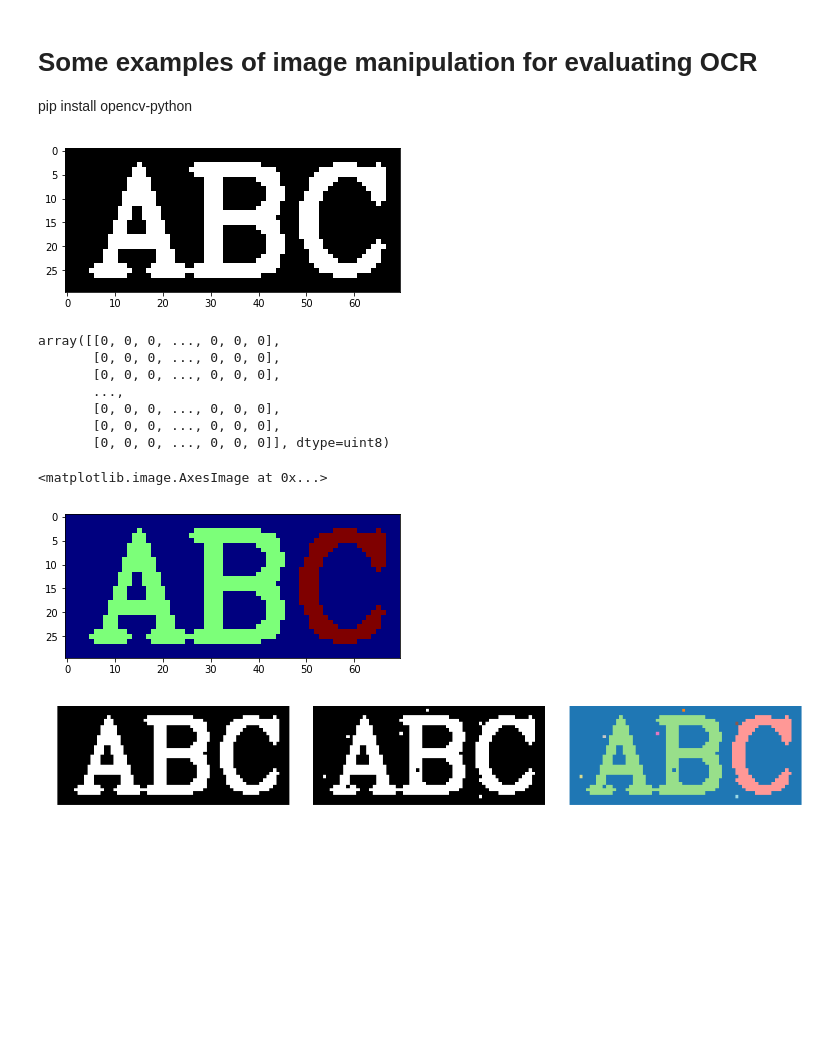
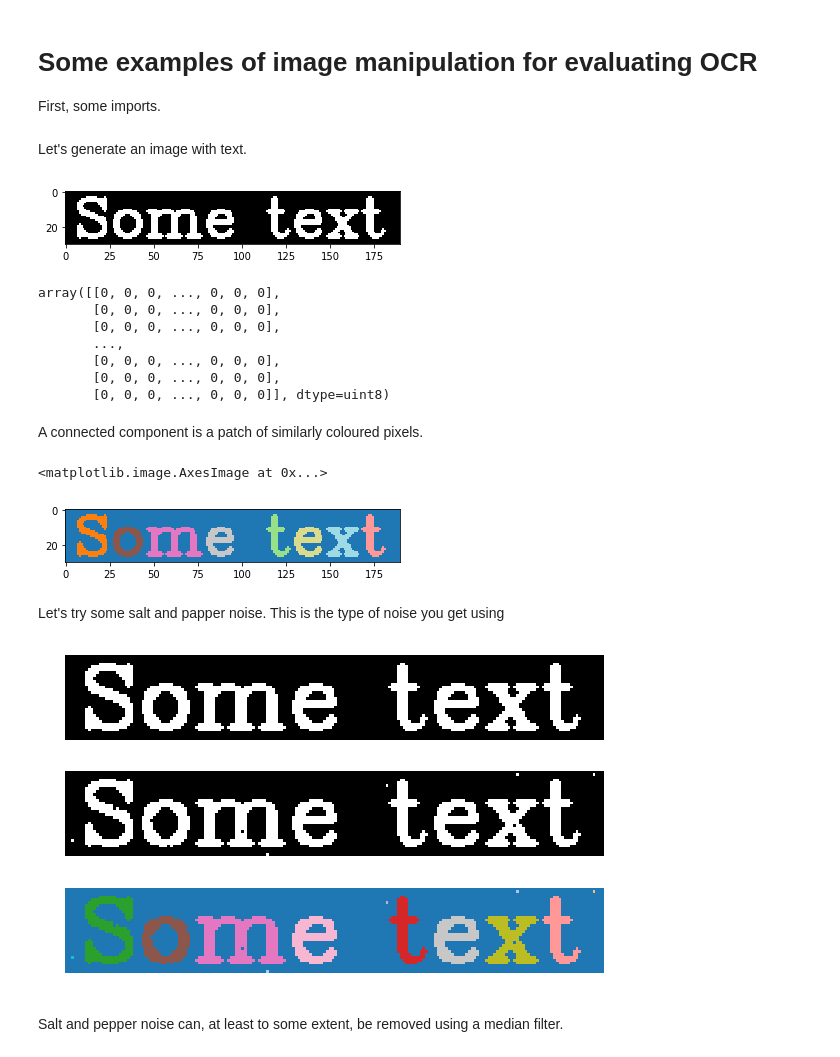
Before and after one commit to fredrikwahlberg/5LN721, a Jupyter notebook: Image manipulation examples.ipynb, the cells around one changed output. Drawn from its saved outputs; the diff is of its cells as text; code cells hidden in the pictures; blank space fills up the shorter version.

```diff
--- a/Image manipulation examples.ipynb
+++ b/Image manipulation examples.ipynb
@@ -1,20 +1,22 @@
 # %% [markdown]
 # Some examples of image manipulation for evaluating OCR
 
- pip install opencv-python
+First, some imports.
 # %%
 import cv2                      # Computer Vision
 import numpy as np              # Vector math
 import matplotlib.pyplot as plt # Plotting
 %matplotlib inline
+# %% [markdown]
+Let's generate an image with text.
 # %%
-img = np.asarray(cv2.putText(np.zeros((30, 70)), "ABC", (5, 25), cv2.FONT_HERSHEY_COMPLEX,
+img = np.asarray(cv2.putText(np.zeros((30, 190)), "Some text", (5, 25), cv2.FONT_HERSHEY_COMPLEX,
                              1.0, (255, 255, 255), 2, cv2.LINE_AA)
                  , dtype=np.uint8)
 
 plt.imshow(img, cmap='gray');
 # %% [output]
-[figure, old version]
+[figure, new version]
 # %%
 img
 # %% [output]
@@ -25,14 +27,17 @@ array([[0, 0, 0, ..., 0, 0, 0],
        [0, 0, 0, ..., 0, 0, 0],
        [0, 0, 0, ..., 0, 0, 0],
        [0, 0, 0, ..., 0, 0, 0]], dtype=uint8)
+# %% [markdown]
+A connected component is a patch of similarly coloured pixels.
 # %%
 _, cc = cv2.connectedComponents(img, connectivity=4)
-plt.imshow(cc, cmap='jet')
+plt.imshow(cc, cmap='tab20')
 # %% [output]
 <matplotlib.image.AxesImage at 0x...>
-[figure, old version]
+[figure, new version]
+# %% [markdown]
+Let's try some salt and papper noise. This is the type of noise you get using
 # %%
-
 def salt_and_papper_noise(image, n_noise=10):
     img_sp = image.copy()
     for i in range(n_noise):
@@ -46,21 +51,23 @@ def salt_and_papper_noise(image, n_noise=10):
 
 img_sp = salt_and_papper_noise(img, 10)
 
-plt.figure(figsize=(15, 5))
-plt.subplot(1, 3, 1)
+plt.figure(figsize=(10, 5))
+plt.subplot(3, 1, 1)
 plt.imshow(img, cmap='gray')
 plt.axis('off')
-plt.subplot(1, 3, 2)
+plt.subplot(3, 1, 2)
 plt.imshow(img_sp, cmap='gray')
 plt.axis('off');
-plt.subplot(1, 3, 3)
+plt.subplot(3, 1, 3)
 _, cc = cv2.connectedComponents(img_sp, connectivity=4)
 plt.imshow(cc, cmap='tab20')
 plt.axis('off');
 plt.tight_layout()
 plt.show()
 # %% [output]
-[figure, old version]
+[figure, new version]
+# %% [markdown]
+Salt and pepper noise can, at least to some extent, be removed using a median filter.
 # %%
 # Median filtering
 img_sp = salt_and_papper_noise(img, 10)
```
Also changed, not shown: parts of 6 cells of this notebook, 1 other file.
